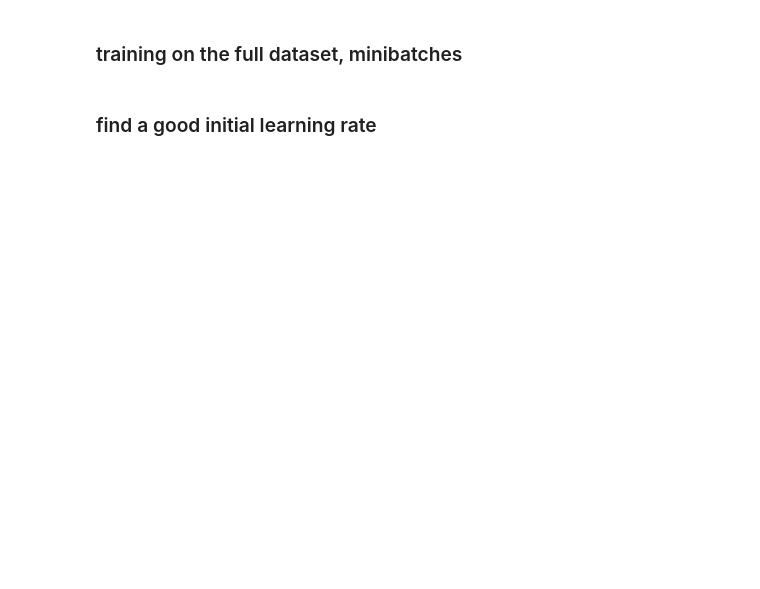
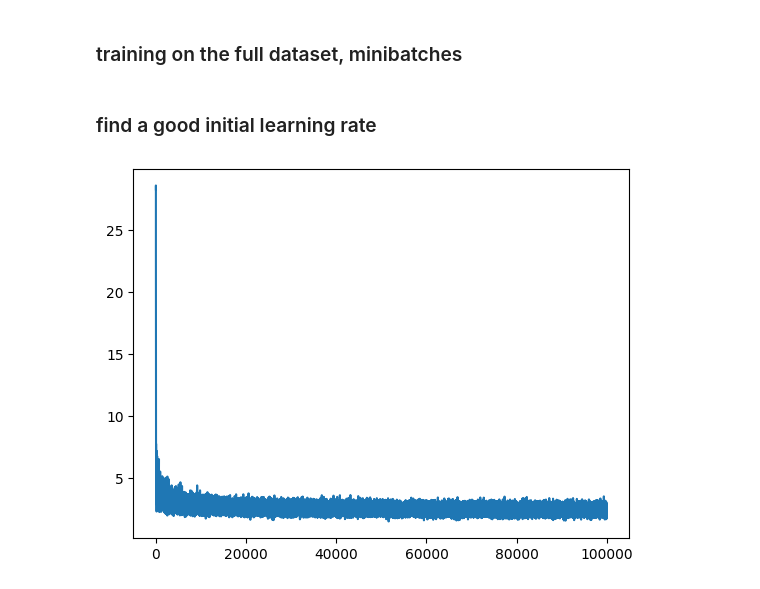
Before and after one commit to kanavgoyal898/makemore, a Jupyter notebook: makemore.ipynb, the cells around one changed output. Cells and saved outputs as stored; diff of their text form; code cells hidden in the pictures; blank space fills up the shorter version.

```diff
--- a/makemore.ipynb
+++ b/makemore.ipynb
@@ -51,9 +53,9 @@ X_test, Y_test = build_dataset(words[n2:])
 # %%
 g = torch.Generator().manual_seed(2147483647)
 C = torch.randn((27, 2), generator=g)
-W1 = torch.randn((6, 100), generator=g)
-b1 = torch.randn(100, generator=g)
-W2 = torch.randn((100, 27), generator=g)
+W1 = torch.randn((6, 300), generator=g)
+b1 = torch.randn(300, generator=g)
+W2 = torch.randn((300, 27), generator=g)
 b2 = torch.randn(27, generator=g)
 parameters = [C, W1, b1, W2, b2]
 # %%
@@ -68,6 +70,8 @@ for p in parameters:
 # %% [markdown]
 ### find a good initial learning rate
 # %%
+stepi = []
+lossi = []
 for i in range(100000):
 
     # mini-batch construct
@@ -88,6 +92,13 @@ for i in range(100000):
     lr = 0.1
     for p in parameters:
         p.data += -lr*p.grad
+
+    stepi.append(i)
+    lossi.append(loss.item())
+# %%
+plt.plot(stepi, lossi);
+# %% [output]
+[figure, added]
 # %%
 emb = C[X_train]
 h = torch.tanh(emb.view(-1, 6) @ W1 + b1)
```
Also changed, not shown: parts of 6 cells of this notebook.
